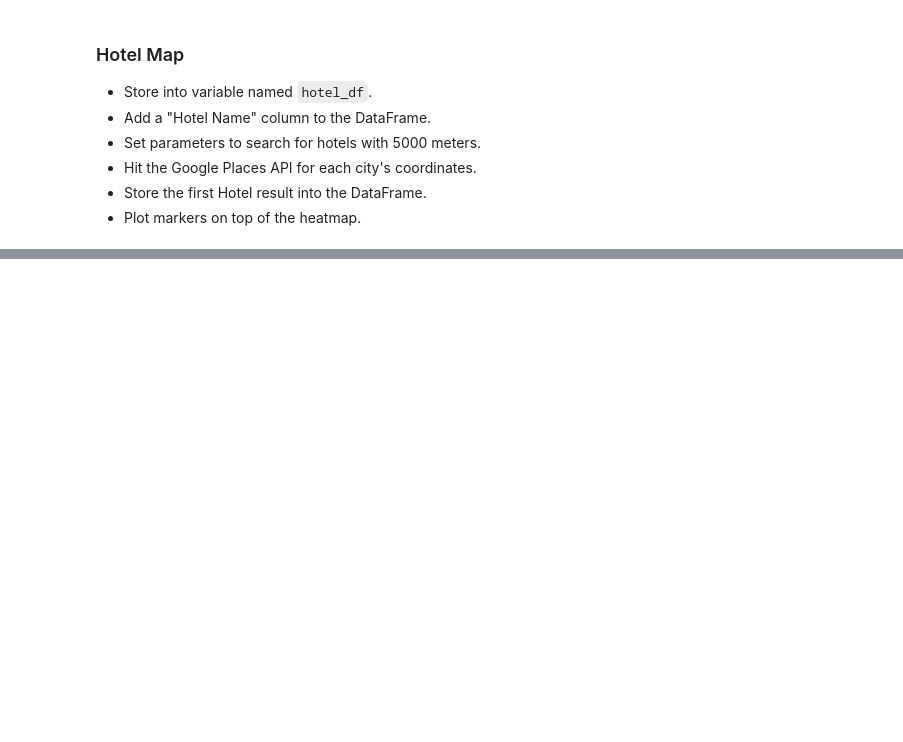
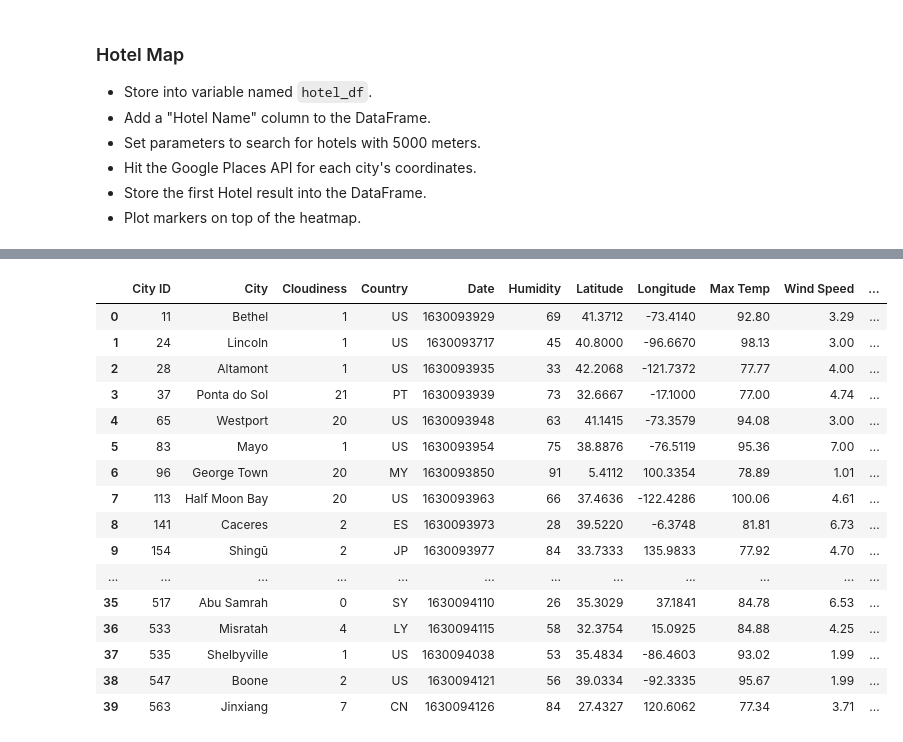
Before and after one commit to 86burke/python-api-challenge, a Jupyter notebook: Instructions/starter_code/VacationPy.ipynb, the cells around one changed output, grey strips where cells are left out. Saved outputs shown, nothing was run; the diff lists cells and outputs as text; code cells hidden in the pictures; blank space fills up the shorter version.

```diff
--- a/Instructions/starter_code/VacationPy.ipynb
+++ b/Instructions/starter_code/VacationPy.ipynb
@@ -83,3 +84,16 @@ parameters = {
     'keyword':'hotels',
     'key': 'g_key'
 }
+# %%
+for index, row in hotel_df.iterrows():
+    Latitude = row['Latitude']
+    Longitude = row['Longitude']
+    parameters['location'] = f'{Latitude} , {Longitude}'
+    base_url = 'https://maps.googleapis.com/maps/api/place/nearbysearch/json'
+    hotel_name = requests.get(base_url, params = parameters)
+    hotel_name = hotel_name.json()
+    print(json.dumps(hotel_name, indent = 4, sort_keys = True))
+    try:
+        hotel_df.loc[index, 'Hotel Name'] = hotel_name['results'][0]['name']
+    except (KeyError, IndexError):
+        print('....Missing Data.....Skippping.......')
@@ -86,3 +118,23 @@ parameters = {
+# %%
+ hotel_df
+# %% [output]
+|  | City ID | City | Cloudiness | Country | Date | Humidity | Latitude | Longitude | Max Temp | Wind Speed | ... |
+| 0 | 11 | Bethel | 1 | US | 1630093929 | 69 | 41.3712 | -73.4140 | 92.80 | 3.29 | ... |
+| 1 | 24 | Lincoln | 1 | US | 1630093717 | 45 | 40.8000 | -96.6670 | 98.13 | 3.00 | ... |
+| 2 | 28 | Altamont | 1 | US | 1630093935 | 33 | 42.2068 | -121.7372 | 77.77 | 4.00 | ... |
+| 3 | 37 | Ponta do Sol | 21 | PT | 1630093939 | 73 | 32.6667 | -17.1000 | 77.00 | 4.74 | ... |
+| 4 | 65 | Westport | 20 | US | 1630093948 | 63 | 41.1415 | -73.3579 | 94.08 | 3.00 | ... |
+| 5 | 83 | Mayo | 1 | US | 1630093954 | 75 | 38.8876 | -76.5119 | 95.36 | 7.00 | ... |
+| 6 | 96 | George Town | 20 | MY | 1630093850 | 91 | 5.4112 | 100.3354 | 78.89 | 1.01 | ... |
+| 7 | 113 | Half Moon Bay | 20 | US | 1630093963 | 66 | 37.4636 | -122.4286 | 100.06 | 4.61 | ... |
+| 8 | 141 | Caceres | 2 | ES | 1630093973 | 28 | 39.5220 | -6.3748 | 81.81 | 6.73 | ... |
+| 9 | 154 | Shingū | 2 | JP | 1630093977 | 84 | 33.7333 | 135.9833 | 77.92 | 4.70 | ... |
+| ... | ... | ... | ... | ... | ... | ... | ... | ... | ... | ... | ... |
+| 35 | 517 | Abu Samrah | 0 | SY | 1630094110 | 26 | 35.3029 | 37.1841 | 84.78 | 6.53 | ... |
+| 36 | 533 | Misratah | 4 | LY | 1630094115 | 58 | 32.3754 | 15.0925 | 84.88 | 4.25 | ... |
+| 37 | 535 | Shelbyville | 1 | US | 1630094038 | 53 | 35.4834 | -86.4603 | 93.02 | 1.99 | ... |
+| 38 | 547 | Boone | 2 | US | 1630094121 | 56 | 39.0334 | -92.3335 | 95.67 | 1.99 | ... |
+| 39 | 563 | Jinxiang | 7 | CN | 1630094126 | 84 | 27.4327 | 120.6062 | 77.34 | 3.71 | ... |
 # %%
 # NOTE: Do not change any of the code in this cell
 
```
Also changed, not shown: parts of 2 cells of this notebook.
